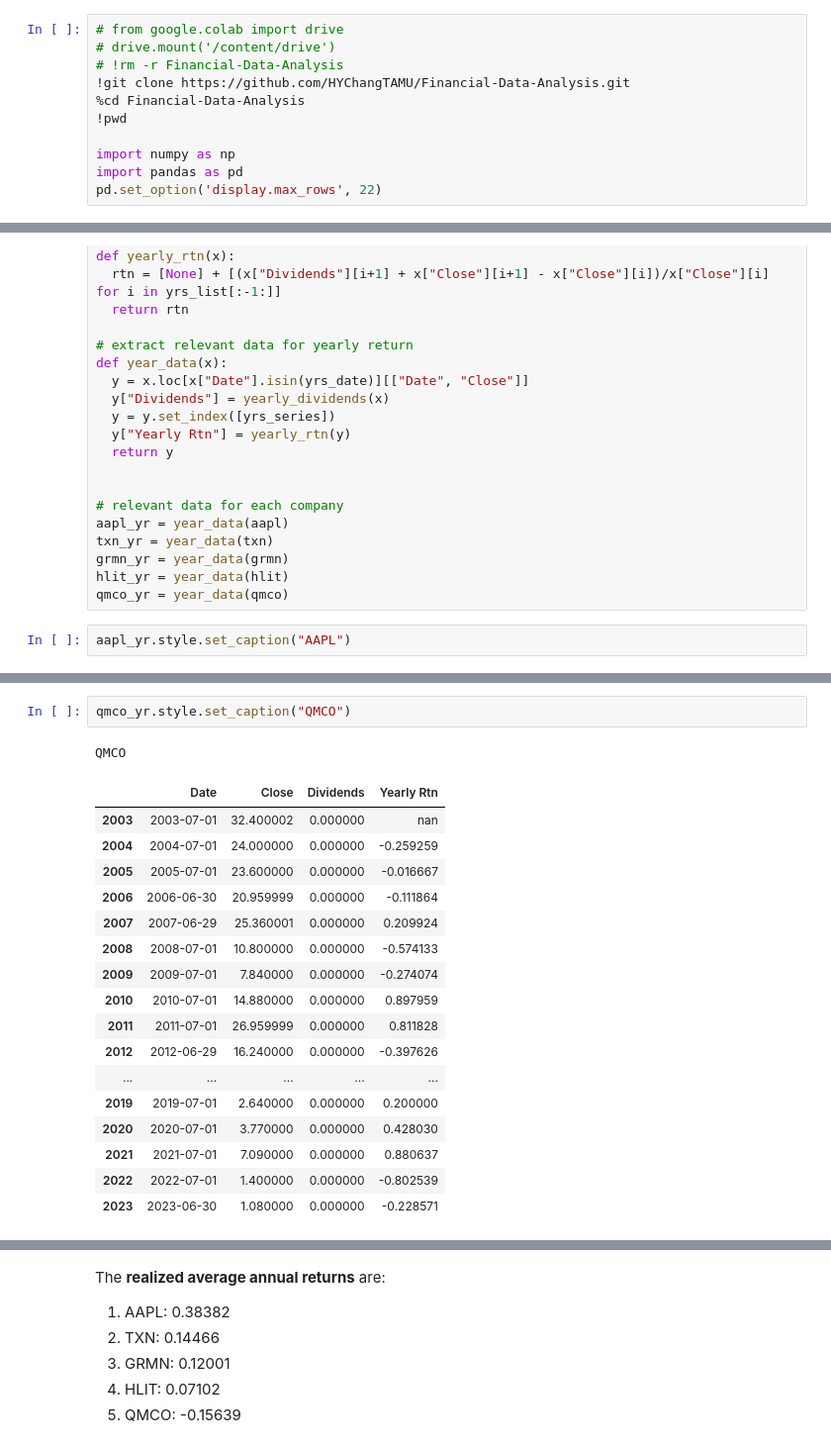
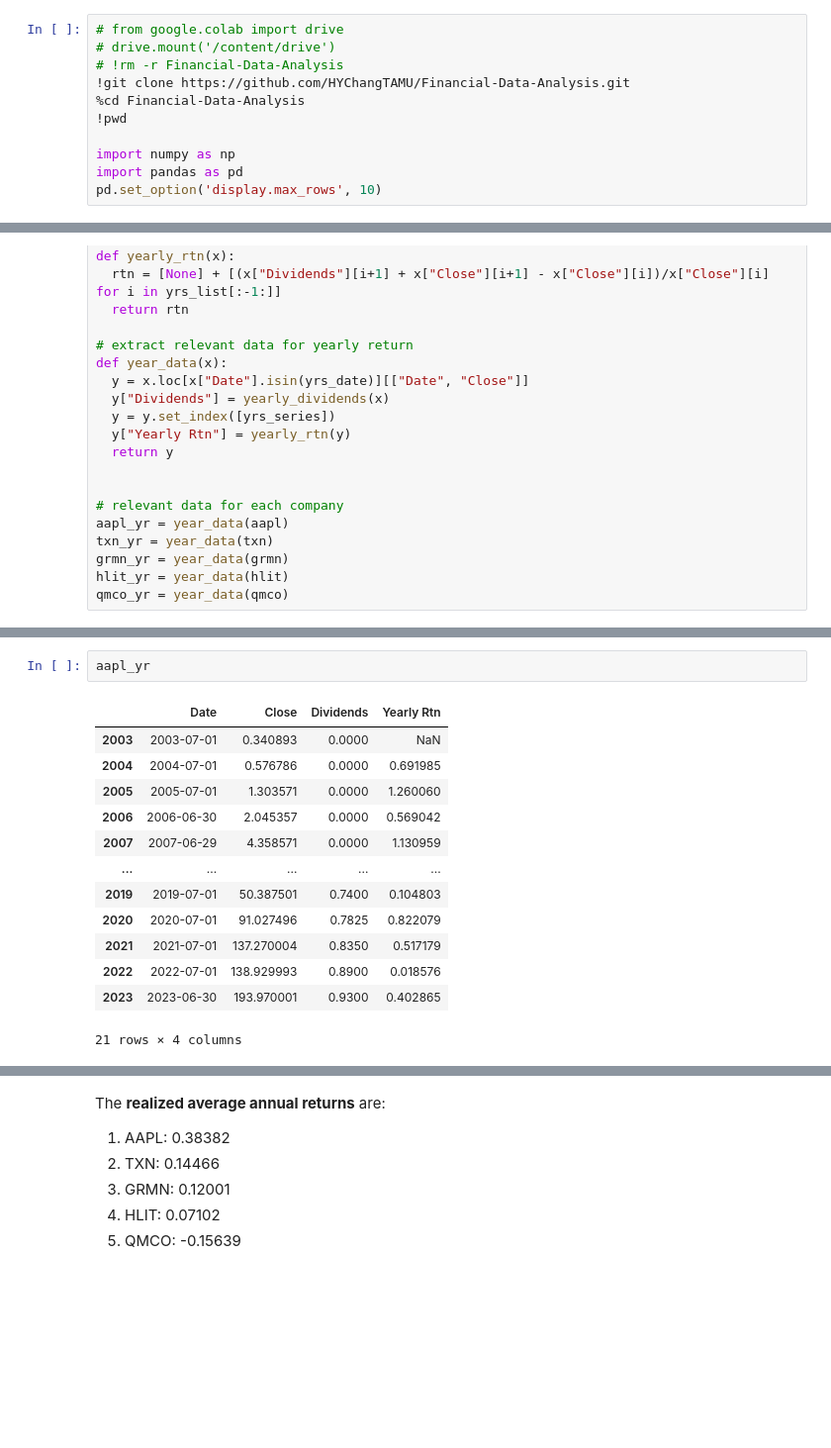
Before and after one commit to HYChangTAMU/Projects, a Jupyter notebook: Assignment1/Project1.ipynb, the cells around one changed output, grey strips where cells are left out. Shown: that part at 99% size. Cells and saved outputs as stored; diff of their text form; blank space fills up the shorter version.

```diff
--- a/Assignment1/Project1.ipynb
+++ b/Assignment1/Project1.ipynb
@@ -24,5 +24,5 @@ I will use pandas package in Python to process the data.
 
 import numpy as np
 import pandas as pd
-pd.set_option('display.max_rows', 22)
+pd.set_option('display.max_rows', 10)
 # %% [output]
@@ -113,5 +118,3 @@ txn_yr = year_data(txn)
 grmn_yr = year_data(grmn)
 hlit_yr = year_data(hlit)
 qmco_yr = year_data(qmco)
-# %%
-aapl_yr.style.set_caption("AAPL")
@@ -200,21 +121,16 @@ HLIT
-# %%
-qmco_yr.style.set_caption("QMCO")
-# %% [output]
-QMCO
-|  | Date | Close | Dividends | Yearly Rtn |
-| 2003 | 2003-07-01 | 32.400002 | 0.000000 | nan |
-| 2004 | 2004-07-01 | 24.000000 | 0.000000 | -0.259259 |
-| 2005 | 2005-07-01 | 23.600000 | 0.000000 | -0.016667 |
-| 2006 | 2006-06-30 | 20.959999 | 0.000000 | -0.111864 |
-| 2007 | 2007-06-29 | 25.360001 | 0.000000 | 0.209924 |
-| 2008 | 2008-07-01 | 10.800000 | 0.000000 | -0.574133 |
-| 2009 | 2009-07-01 | 7.840000 | 0.000000 | -0.274074 |
-| 2010 | 2010-07-01 | 14.880000 | 0.000000 | 0.897959 |
-| 2011 | 2011-07-01 | 26.959999 | 0.000000 | 0.811828 |
-| 2012 | 2012-06-29 | 16.240000 | 0.000000 | -0.397626 |
-| ... | ... | ... | ... | ... |
-| 2019 | 2019-07-01 | 2.640000 | 0.000000 | 0.200000 |
-| 2020 | 2020-07-01 | 3.770000 | 0.000000 | 0.428030 |
-| 2021 | 2021-07-01 | 7.090000 | 0.000000 | 0.880637 |
-| 2022 | 2022-07-01 | 1.400000 | 0.000000 | -0.802539 |
-| 2023 | 2023-06-30 | 1.080000 | 0.000000 | -0.228571 |
+# %%
+aapl_yr
+# %% [output]
+|  | Date | Close | Dividends | Yearly Rtn |
+| 2003 | 2003-07-01 | 0.340893 | 0.0000 | NaN |
+| 2004 | 2004-07-01 | 0.576786 | 0.0000 | 0.691985 |
+| 2005 | 2005-07-01 | 1.303571 | 0.0000 | 1.260060 |
+| 2006 | 2006-06-30 | 2.045357 | 0.0000 | 0.569042 |
+| 2007 | 2007-06-29 | 4.358571 | 0.0000 | 1.130959 |
+| ... | ... | ... | ... | ... |
+| 2019 | 2019-07-01 | 50.387501 | 0.7400 | 0.104803 |
+| 2020 | 2020-07-01 | 91.027496 | 0.7825 | 0.822079 |
+| 2021 | 2021-07-01 | 137.270004 | 0.8350 | 0.517179 |
+| 2022 | 2022-07-01 | 138.929993 | 0.8900 | 0.018576 |
+| 2023 | 2023-06-30 | 193.970001 | 0.9300 | 0.402865 |
+21 rows × 4 columns
```
Also changed, not shown: parts of 15 cells of this notebook.
